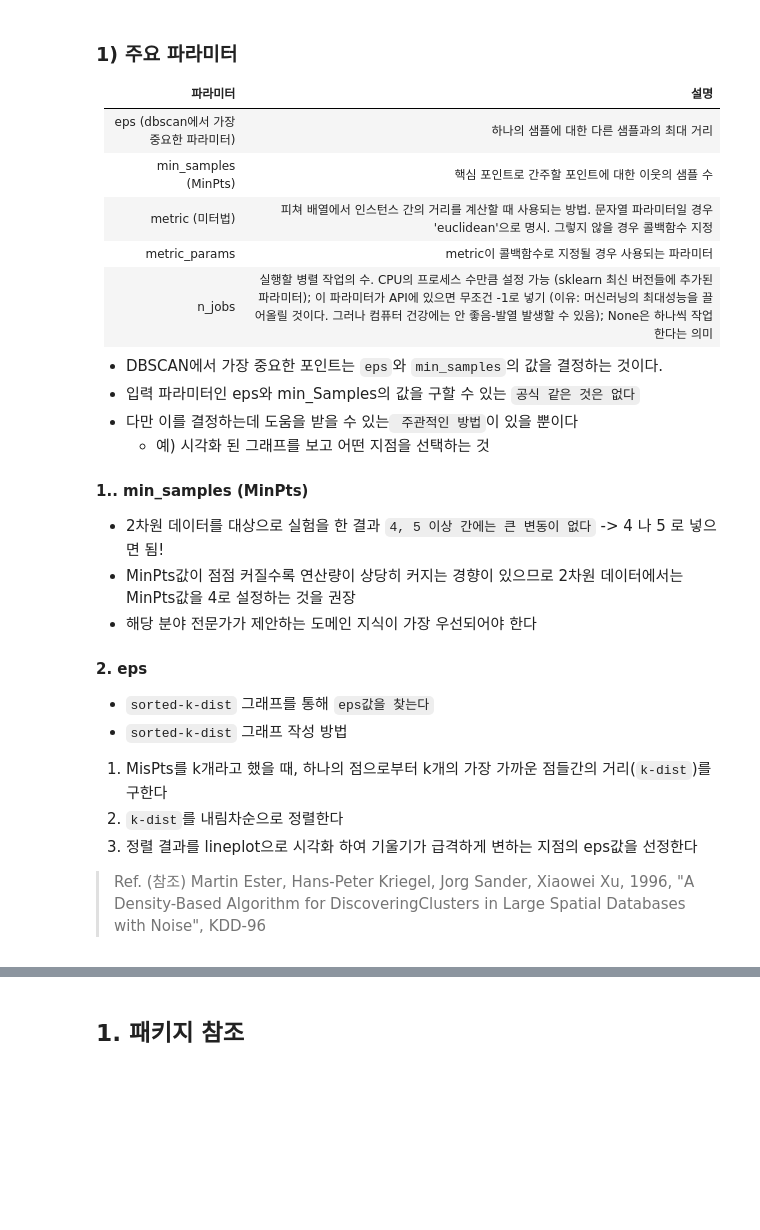
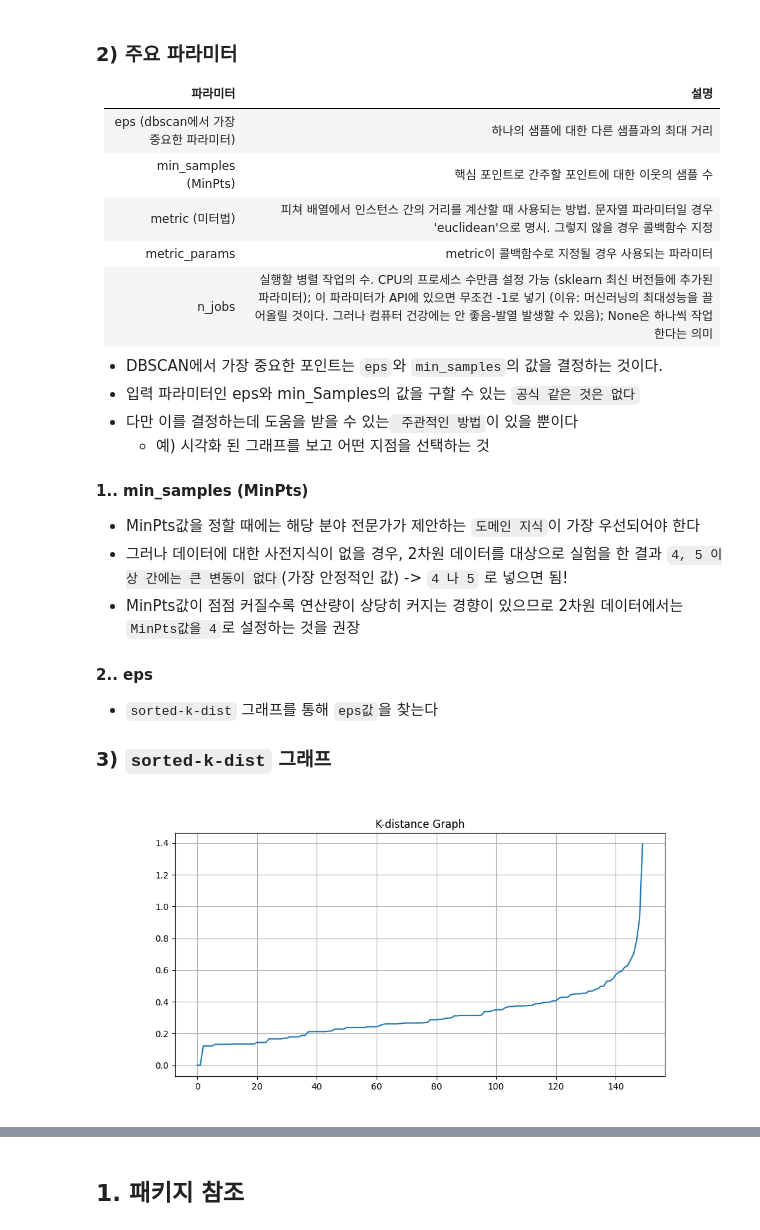
Before and after one commit to dahyoon/data_analysis, a Jupyter notebook: G_데이터마이닝/2_Sklearn/17_군집_DBSCAN3.ipynb, the cells around one changed output, grey strips where cells are left out. Cells and saved outputs as stored; diff of their text form; code cells hidden in the pictures; blank space fills up the shorter version.

````diff
--- a/G_데이터마이닝/2_Sklearn/17_군집_DBSCAN3.ipynb
+++ b/G_데이터마이닝/2_Sklearn/17_군집_DBSCAN3.ipynb
@@ -14,8 +17,7 @@ class sklearn.cluster.DBSCAN(eps=0.5,
                              n_jobs=None)
 ```
 # %% [markdown]
-### 1) 주요 파라미터
-
+### 2) 주요 파라미터
 |파라미터|설명|
 |--|--|
 |eps (dbscan에서 가장 중요한 파라미터)|하나의 샘플에 대한 다른 샘플과의 최대 거리|
@@ -30,15 +32,17 @@ class sklearn.cluster.DBSCAN(eps=0.5,
     - 예) 시각화 된 그래프를 보고 어떤 지점을 선택하는 것
 
 #### 1.. min_samples (MinPts)
-- 2차원 데이터를 대상으로 실험을 한 결과 `4, 5 이상 간에는 큰 변동이 없다` -> 4 나 5 로 넣으면 됨!
-- MinPts값이 점점 커질수록 연산량이 상당히 커지는 경향이 있으므로 2차원 데이터에서는 MinPts값을 4로 설정하는 것을 권장
-- 해당 분야 전문가가 제안하는 도메인 지식이 가장 우선되어야 한다
+- MinPts값을 정할 때에는 해당 분야 전문가가 제안하는 `도메인 지식`이 가장 우선되어야 한다
+- 그러나 데이터에 대한 사전지식이 없을 경우, 2차원 데이터를 대상으로 실험을 한 결과 `4, 5 이상 간에는 큰 변동이 없다`(가장 안정적인 값) -> `4 나 5` 로 넣으면 됨!
+- MinPts값이 점점 커질수록 연산량이 상당히 커지는 경향이 있으므로 2차원 데이터에서는 `MinPts값을 4`로 설정하는 것을 권장
 
-#### 2. eps
-- `sorted-k-dist` 그래프를 통해 `eps값을 찾는다`
-- `sorted-k-dist` 그래프 작성 방법
-1. MisPts를 k개라고 했을 때, 하나의 점으로부터 k개의 가장 가까운 점들간의 거리(`k-dist`)를 구한다
-2. `k-dist`를 내림차순으로 정렬한다
-3. 정렬 결과를 lineplot으로 시각화 하여 기울기가 급격하게 변하는 지점의 eps값을 선정한다
 
-> Ref. (참조) Martin Ester, Hans-Peter Kriegel, Jorg Sander, Xiaowei Xu, 1996, "A Density-Based Algorithm for DiscoveringClusters in Large Spatial Databases with Noise", KDD-96
+#### 2.. eps
+- `sorted-k-dist` 그래프를 통해 `eps값`을 찾는다
+
+### 3) `sorted-k-dist` 그래프
+# %%
+from IPython.display import Image, display
+display(Image('image18_sortedkdist.png'))
+# %% [output]
+[figure, added]
````
Also changed, not shown: parts of 9 cells of this notebook, 7 other files.
